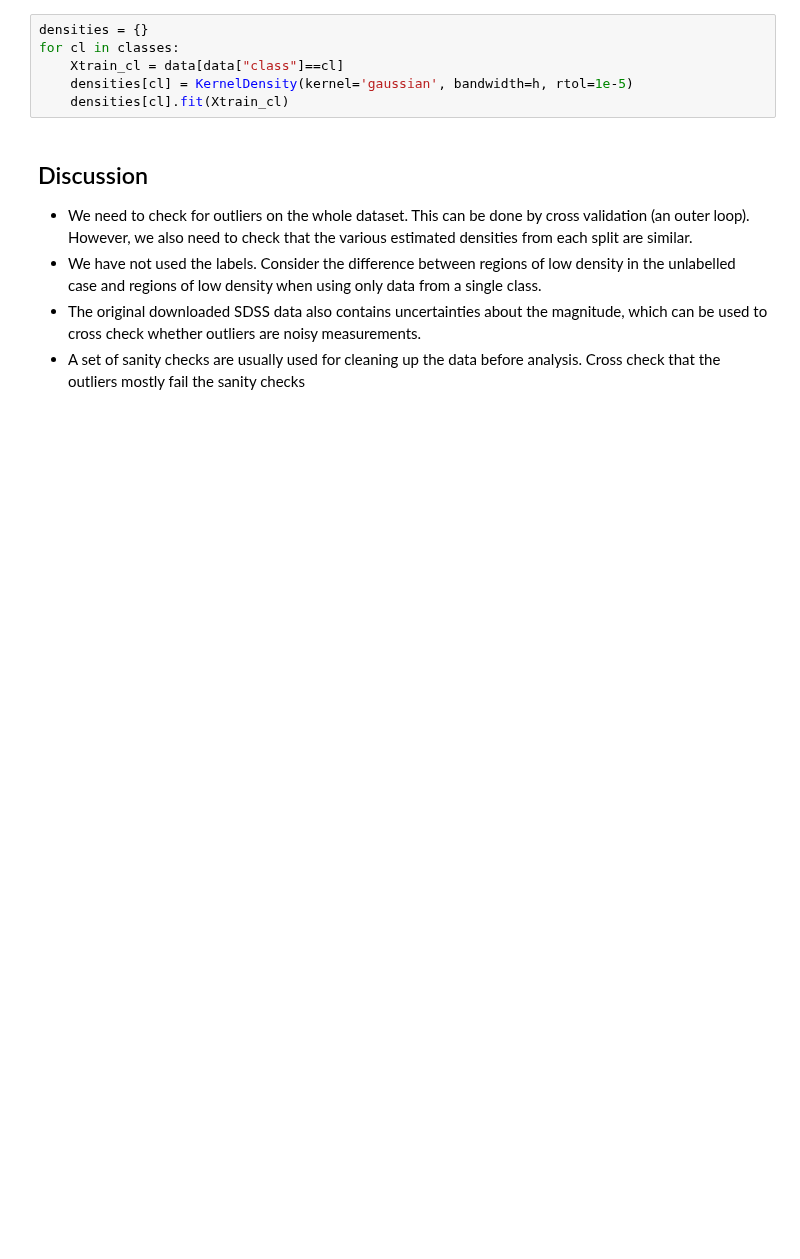
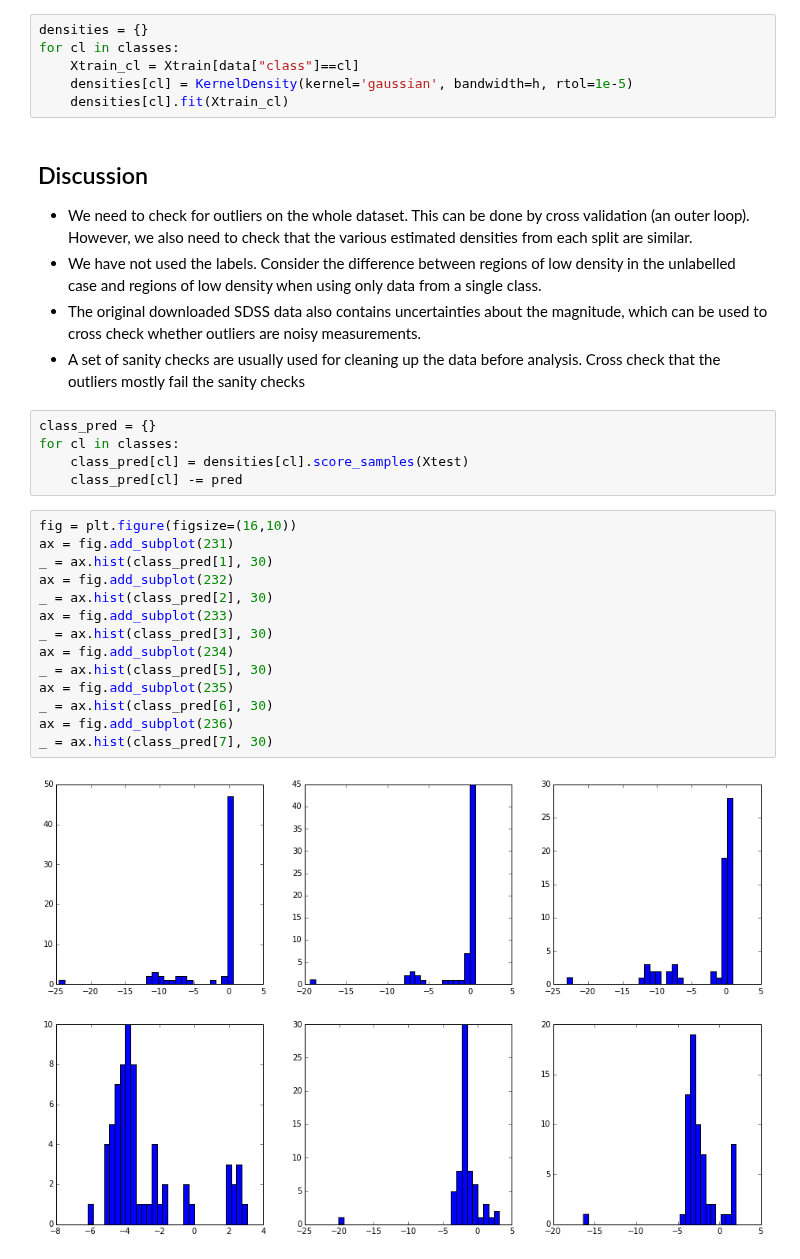
Before and after one commit to chengsoonong/mclass-sky, a Jupyter notebook: projects/weiyen/notebooks/density-estimation.ipynb, the cells around one changed output. Saved outputs shown, nothing was run; the diff lists cells and outputs as text; blank space fills up the shorter version.

```diff
--- a/projects/weiyen/notebooks/density-estimation.ipynb
+++ b/projects/weiyen/notebooks/density-estimation.ipynb
@@ -119,7 +107,7 @@ Calculate class-specific densities
 # %%
 densities = {}
 for cl in classes:
-    Xtrain_cl = data[data["class"]==cl]
+    Xtrain_cl = Xtrain[data["class"]==cl]
     densities[cl] = KernelDensity(kernel='gaussian', bandwidth=h, rtol=1e-5)
     densities[cl].fit(Xtrain_cl)
 # %% [markdown]
@@ -129,3 +117,24 @@ for cl in classes:
 * We have not used the labels. Consider the difference between regions of low density in the unlabelled case and regions of low density when using only data from a single class.
 * The original downloaded SDSS data also contains uncertainties about the magnitude, which can be used to cross check whether outliers are noisy measurements.
 * A set of sanity checks are usually used for cleaning up the data before analysis. Cross check that the outliers mostly fail the sanity checks
+# %%
+class_pred = {}
+for cl in classes:
+    class_pred[cl] = densities[cl].score_samples(Xtest)
+    class_pred[cl] -= pred
+# %%
+fig = plt.figure(figsize=(16,10))
+ax = fig.add_subplot(231)
+_ = ax.hist(class_pred[1], 30)
+ax = fig.add_subplot(232)
+_ = ax.hist(class_pred[2], 30)
+ax = fig.add_subplot(233)
+_ = ax.hist(class_pred[3], 30)
+ax = fig.add_subplot(234)
+_ = ax.hist(class_pred[5], 30)
+ax = fig.add_subplot(235)
+_ = ax.hist(class_pred[6], 30)
+ax = fig.add_subplot(236)
+_ = ax.hist(class_pred[7], 30)
+# %% [output]
+[figure, added]
```
Also changed, not shown: parts of 5 cells of this notebook.
